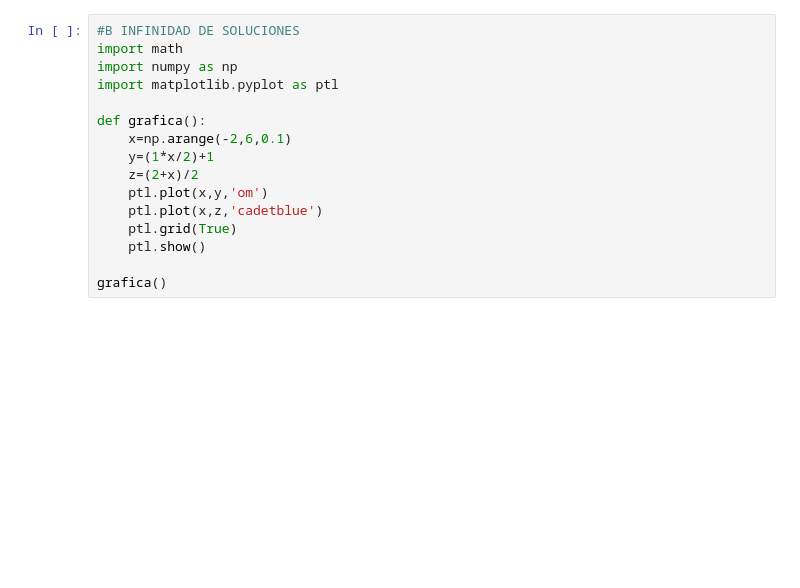
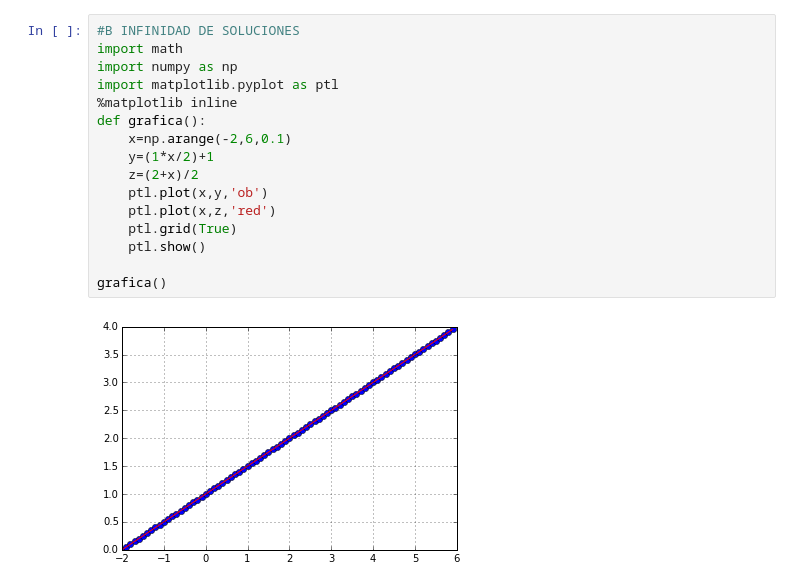
Before and after one commit to Andre-L/Metodos-numericos, a Jupyter notebook: Trabajo_en_clase/Clase.ipynb, the cells around one changed output. Cells and saved outputs as stored; diff of their text form; blank space fills up the shorter version.

```diff
--- a/Trabajo_en_clase/Clase.ipynb
+++ b/Trabajo_en_clase/Clase.ipynb
@@ -32,19 +36,21 @@ grafica()
 # %%
 #B INFINIDAD DE SOLUCIONES
 import math
 import numpy as np
 import matplotlib.pyplot as ptl
-
+%matplotlib inline
 def grafica():
     x=np.arange(-2,6,0.1)
     y=(1*x/2)+1
     z=(2+x)/2
-    ptl.plot(x,y,'om')
-    ptl.plot(x,z,'cadetblue')
+    ptl.plot(x,y,'ob')
+    ptl.plot(x,z,'red')
     ptl.grid(True)
     ptl.show()
 
 grafica()
+# %% [output]
+[figure, added]
 # %%
 #C DIFICIL DETECTAR EL PUNTO DE INTERSECCION
 import math
```
Also changed, not shown: parts of 3 cells of this notebook.
